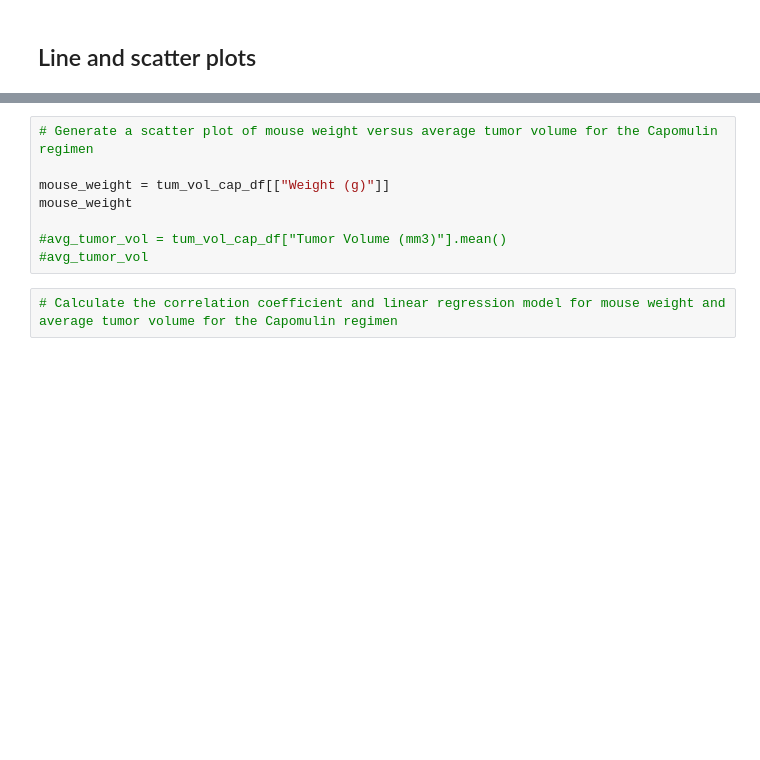
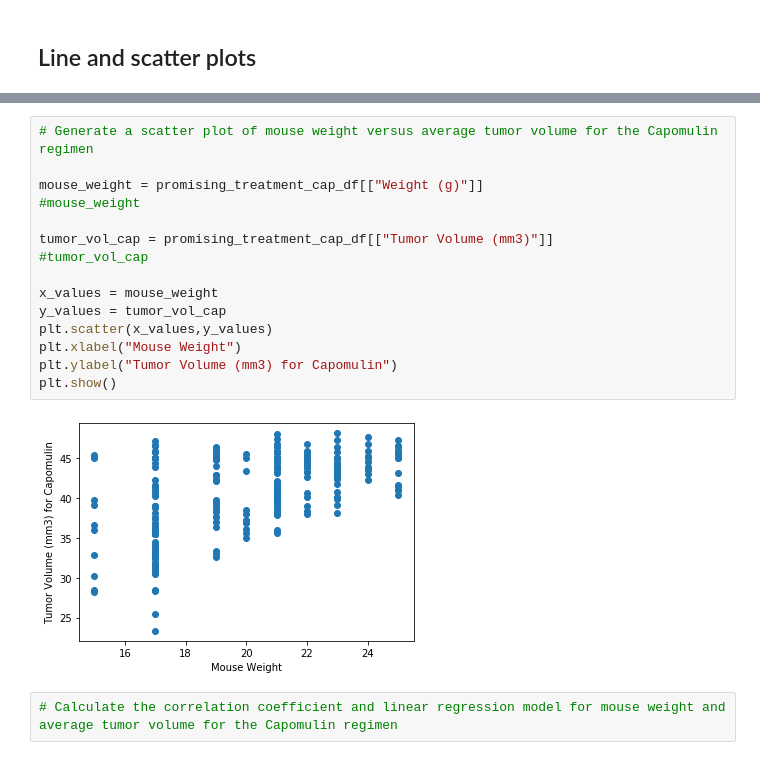
Before and after one commit to bford05/Pymaceuticals, a Jupyter notebook: Pymaceuticals.ipynb, the cells around one changed output, grey strips where cells are left out. Cells and saved outputs as stored; diff of their text form; blank space fills up the shorter version.

```diff
--- a/Pymaceuticals.ipynb
+++ b/Pymaceuticals.ipynb
@@ -152,10 +217,19 @@ plt.show()
 # %%
 # Generate a scatter plot of mouse weight versus average tumor volume for the Capomulin regimen
 
-mouse_weight = tum_vol_cap_df[["Weight (g)"]]
-mouse_weight
+mouse_weight = promising_treatment_cap_df[["Weight (g)"]]
+#mouse_weight
 
-#avg_tumor_vol = tum_vol_cap_df["Tumor Volume (mm3)"].mean()
-#avg_tumor_vol
+tumor_vol_cap = promising_treatment_cap_df[["Tumor Volume (mm3)"]]
+#tumor_vol_cap
+
+x_values = mouse_weight
+y_values = tumor_vol_cap
+plt.scatter(x_values,y_values)
+plt.xlabel("Mouse Weight")
+plt.ylabel("Tumor Volume (mm3) for Capomulin")
+plt.show()
+# %% [output]
+[figure, added]
 # %%
 # Calculate the correlation coefficient and linear regression model for mouse weight and average tumor volume for the Capomulin regimen
```
Also changed, not shown: parts of 11 cells of this notebook.
